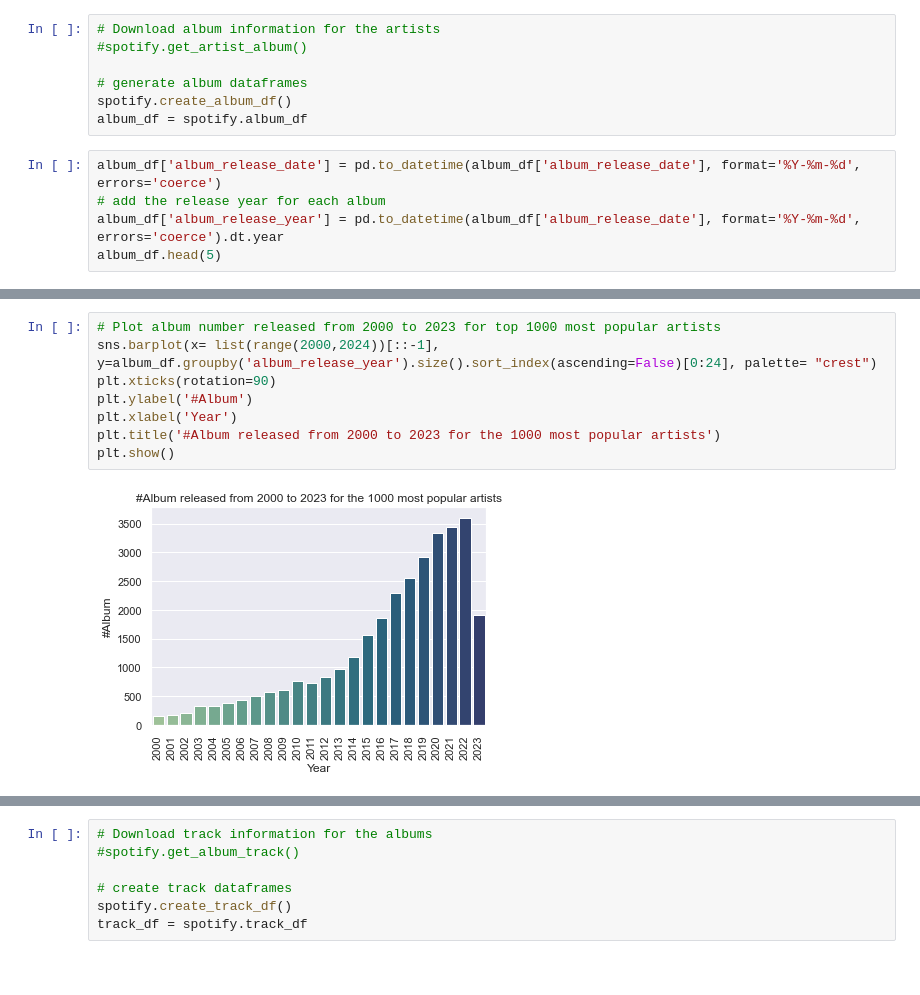
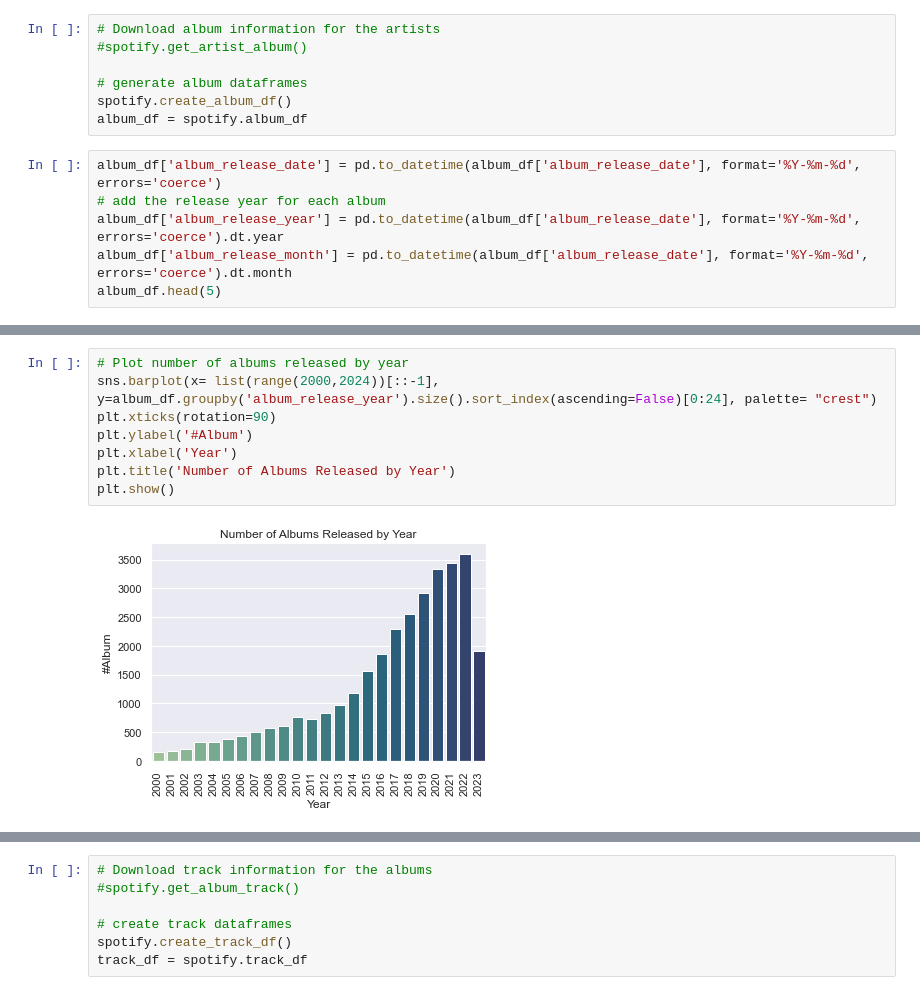
Before and after one commit to jjjjjooooo/music-analyzer, a Jupyter notebook: evaluation.ipynb, the cells around one changed output, grey strips where cells are left out. Drawn from its saved outputs; the diff is of its cells as text.

```diff
--- a/evaluation.ipynb
+++ b/evaluation.ipynb
@@ -76,5 +86,6 @@ album_df = spotify.album_df
 album_df['album_release_date'] = pd.to_datetime(album_df['album_release_date'], format='%Y-%m-%d', errors='coerce')
 # add the release year for each album
 album_df['album_release_year'] = pd.to_datetime(album_df['album_release_date'], format='%Y-%m-%d', errors='coerce').dt.year
+album_df['album_release_month'] = pd.to_datetime(album_df['album_release_date'], format='%Y-%m-%d', errors='coerce').dt.month
 album_df.head(5)
 # %% [output]
@@ -102,10 +114,10 @@ memory usage: 1.3+ MB
 # %%
-# Plot album number released from 2000 to 2023 for top 1000 most popular artists
+# Plot number of albums released by year
 sns.barplot(x= list(range(2000,2024))[::-1], y=album_df.groupby('album_release_year').size().sort_index(ascending=False)[0:24], palette= "crest")
 plt.xticks(rotation=90)
 plt.ylabel('#Album')
 plt.xlabel('Year')
-plt.title('#Album released from 2000 to 2023 for the 1000 most popular artists')
+plt.title('Number of Albums Released by Year')
 plt.show()
 # %% [output]
-[figure, old version]
+[figure, new version]
```
Also changed, not shown: parts of 23 cells of this notebook.
